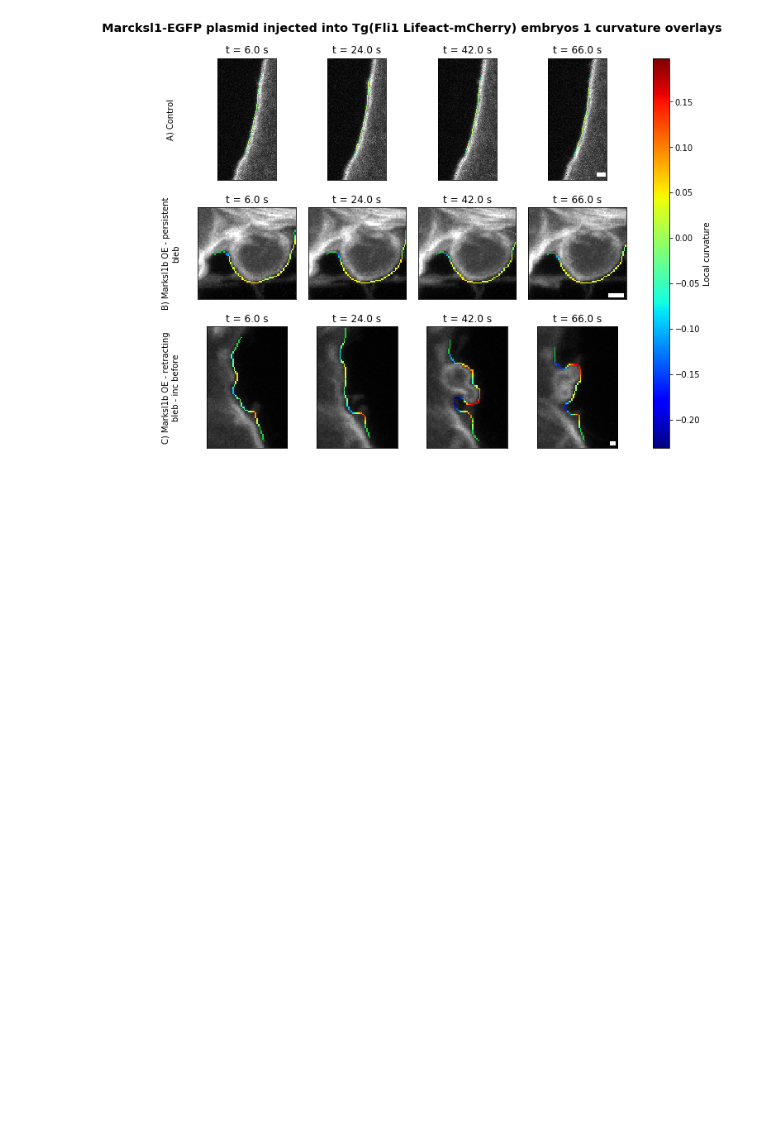
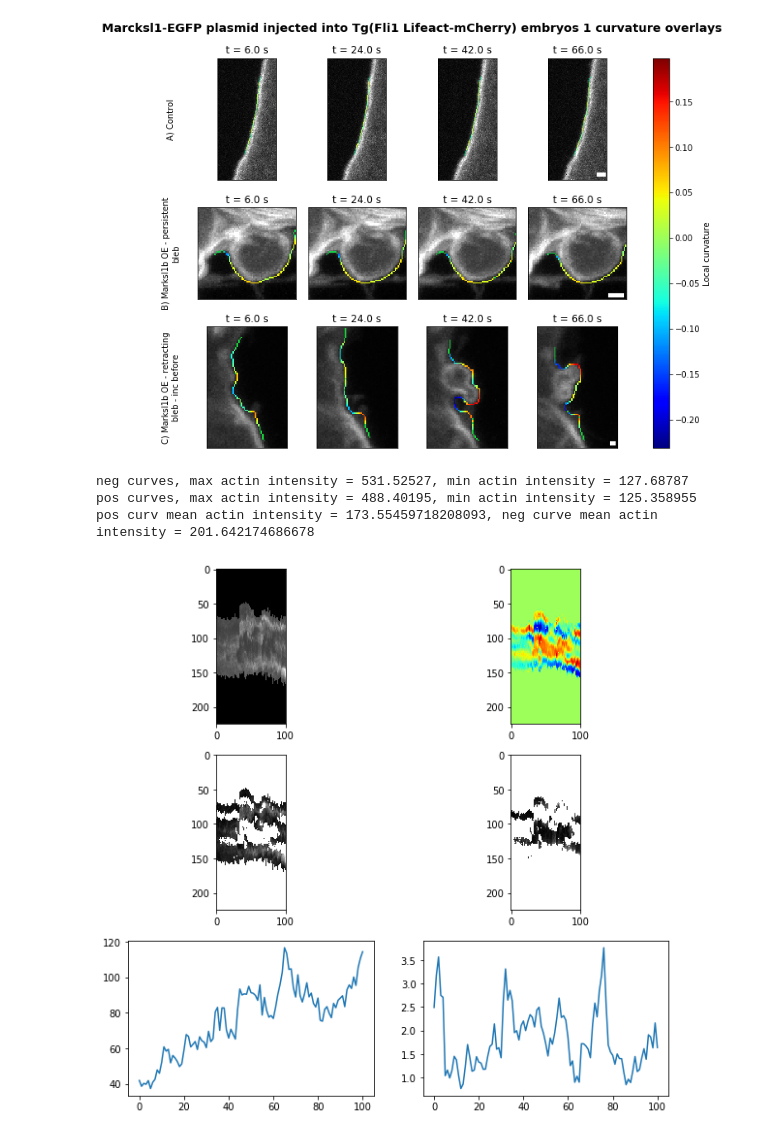
Before and after one commit to dougkelly88/blebbing_analysis, a Jupyter notebook: plotting/Blebbing figures.ipynb, the cells around one changed output. Cells and saved outputs as stored; diff of their text form; code cells hidden in the pictures; blank space fills up the shorter version.

```diff
--- a/plotting/Blebbing figures.ipynb
+++ b/plotting/Blebbing figures.ipynb
@@ -234,3 +334,31 @@ for imidx in range(len(ims)):
     fig.add_artist(txt)
 # %% [output]
 [figure]
+# %%
+fig, axs = plt.subplots(3,2, figsize=(10,10));
+axs[0][0].imshow(actin_kyms[2], plt.cm.gray);
+thresh_val = 0.025
+axs[0][1].imshow(curvature_kyms[2], plt.cm.jet);
+pos_curv_mask = np.ma.masked_greater(curvature_kyms[2], thresh_val).mask;
+zero_intensity_mask = np.ma.masked_less_equal(actin_kyms[2], thresh_val).mask;
+neg_curv_actin = np.ma.fix_invalid(actin_kyms[2],
+                                   mask=np.bitwise_or(pos_curv_mask, zero_intensity_mask),
+                                   fill_value=None);
+pos_curv_actin = np.ma.fix_invalid(actin_kyms[2],
+                                   mask=np.bitwise_or(np.bitwise_not(pos_curv_mask), zero_intensity_mask),
+                                   fill_value=None);
+axs[1][0].imshow(neg_curv_actin, plt.cm.gray)
+print("neg curves, max actin intensity = " + str(neg_curv_actin.max()) + ", min actin intensity = " + str(neg_curv_actin.min()))
+print("pos curves, max actin intensity = " + str(pos_curv_actin.max()) + ", min actin intensity = " + str(pos_curv_actin.min()))
+print("pos curv mean actin intensity = " + str(pos_curv_actin.mean()) + ", neg curve mean actin intensity = " + str(neg_curv_actin.mean()));
+axs[1][1].imshow(pos_curv_actin, plt.cm.gray);
+offset = min([neg_curv_actin.min(), pos_curv_actin.min()])
+ratio = (neg_curv_actin.mean(0)-offset)/(pos_curv_actin.mean(0)-offset)
+axs[2][0].plot(neg_curv_actin.mean(0)-min([neg_curv_actin.min(), pos_curv_actin.min()]));
+axs[2][1].plot(ratio);
+plt.show()
+# %% [output]
+neg curves, max actin intensity = 531.52527, min actin intensity = 127.68787
+pos curves, max actin intensity = 488.40195, min actin intensity = 125.358955
+pos curv mean actin intensity = 173.55459718208093, neg curve mean actin intensity = 201.642174686678
+[figure, added]
```
Also changed, not shown: parts of 4 cells of this notebook.
